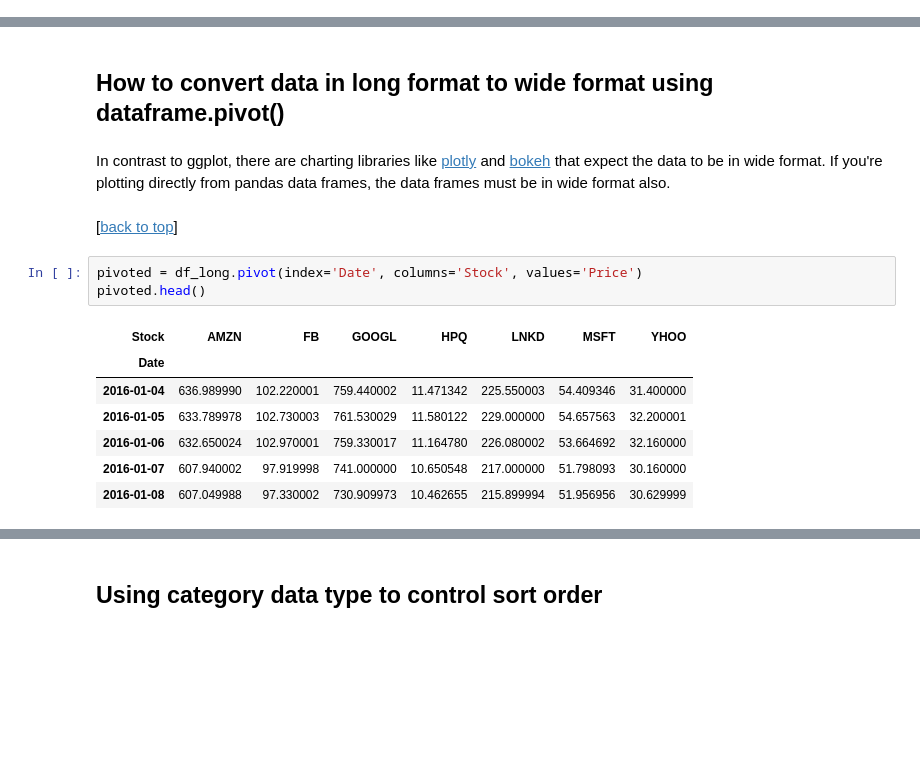
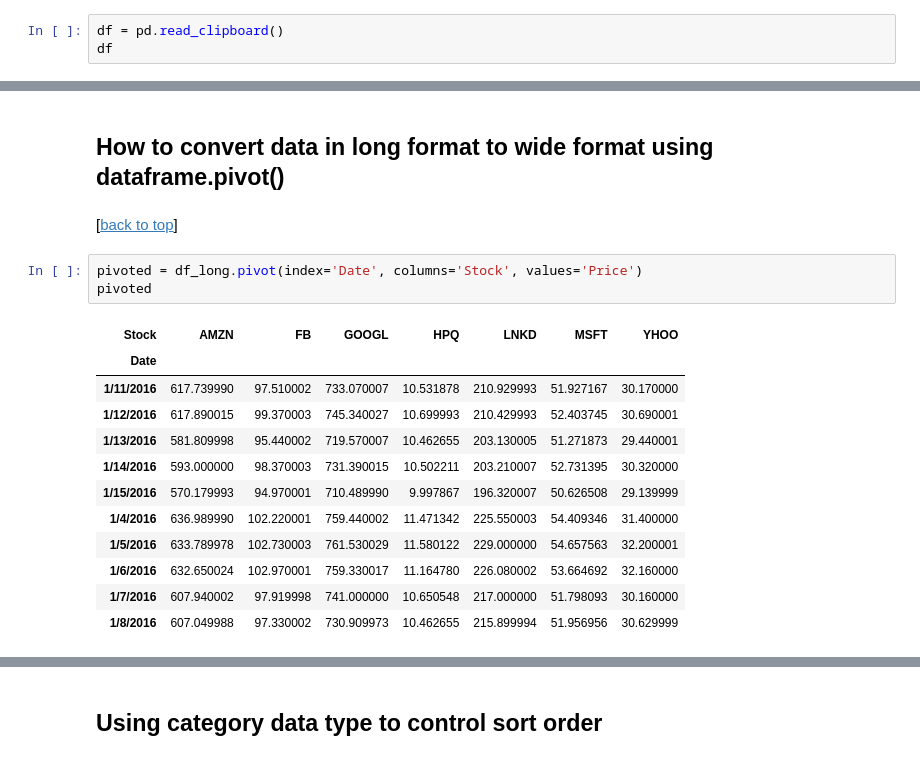
Before and after one commit to pybokeh/jupyter_notebooks, a Jupyter notebook: pandas/PandasCheatSheet.ipynb, the cells around one changed output, grey strips where cells are left out. Drawn from its saved outputs; the diff is of its cells as text; blank space fills up the shorter version.

Commit message:
Updated pandas cheat sheet, useful packages

```diff
--- a/pandas/PandasCheatSheet.ipynb
+++ b/pandas/PandasCheatSheet.ipynb
@@ -1800,0 +1726,3 @@ df.head(10)
+# %%
+df = pd.read_clipboard()
+df
@@ -1864,18 +1786,21 @@ plt.show()
 <a id='pivot'>
 # %% [markdown]
 ## How to convert data in long format to wide format using dataframe.pivot()
-# %% [markdown]
-In contrast to ggplot, there are charting libraries like [plotly](https://plot.ly/python/) and [bokeh](http://bokeh.pydata.org/) that expect the data to be in wide format.  If you're plotting directly from pandas data frames, the data frames must be in wide format also.
 # %% [markdown]
 [[back to top](#top)]
 # %%
 pivoted = df_long.pivot(index='Date', columns='Stock', values='Price')
-pivoted.head()
+pivoted
 # %% [output]
 | Stock | AMZN | FB | GOOGL | HPQ | LNKD | MSFT | YHOO |
 | Date |  |  |  |  |  |  |  |
-| 2016-01-04 | 636.989990 | 102.220001 | 759.440002 | 11.471342 | 225.550003 | 54.409346 | 31.400000 |
-| 2016-01-05 | 633.789978 | 102.730003 | 761.530029 | 11.580122 | 229.000000 | 54.657563 | 32.200001 |
-| 2016-01-06 | 632.650024 | 102.970001 | 759.330017 | 11.164780 | 226.080002 | 53.664692 | 32.160000 |
-| 2016-01-07 | 607.940002 | 97.919998 | 741.000000 | 10.650548 | 217.000000 | 51.798093 | 30.160000 |
-| 2016-01-08 | 607.049988 | 97.330002 | 730.909973 | 10.462655 | 215.899994 | 51.956956 | 30.629999 |
+| 1/11/2016 | 617.739990 | 97.510002 | 733.070007 | 10.531878 | 210.929993 | 51.927167 | 30.170000 |
+| 1/12/2016 | 617.890015 | 99.370003 | 745.340027 | 10.699993 | 210.429993 | 52.403745 | 30.690001 |
+| 1/13/2016 | 581.809998 | 95.440002 | 719.570007 | 10.462655 | 203.130005 | 51.271873 | 29.440001 |
+| 1/14/2016 | 593.000000 | 98.370003 | 731.390015 | 10.502211 | 203.210007 | 52.731395 | 30.320000 |
+| 1/15/2016 | 570.179993 | 94.970001 | 710.489990 | 9.997867 | 196.320007 | 50.626508 | 29.139999 |
+| 1/4/2016 | 636.989990 | 102.220001 | 759.440002 | 11.471342 | 225.550003 | 54.409346 | 31.400000 |
+| 1/5/2016 | 633.789978 | 102.730003 | 761.530029 | 11.580122 | 229.000000 | 54.657563 | 32.200001 |
+| 1/6/2016 | 632.650024 | 102.970001 | 759.330017 | 11.164780 | 226.080002 | 53.664692 | 32.160000 |
+| 1/7/2016 | 607.940002 | 97.919998 | 741.000000 | 10.650548 | 217.000000 | 51.798093 | 30.160000 |
+| 1/8/2016 | 607.049988 | 97.330002 | 730.909973 | 10.462655 | 215.899994 | 51.956956 | 30.629999 |
```
Also changed, not shown: parts of 183 cells of this notebook, 1 other file.
